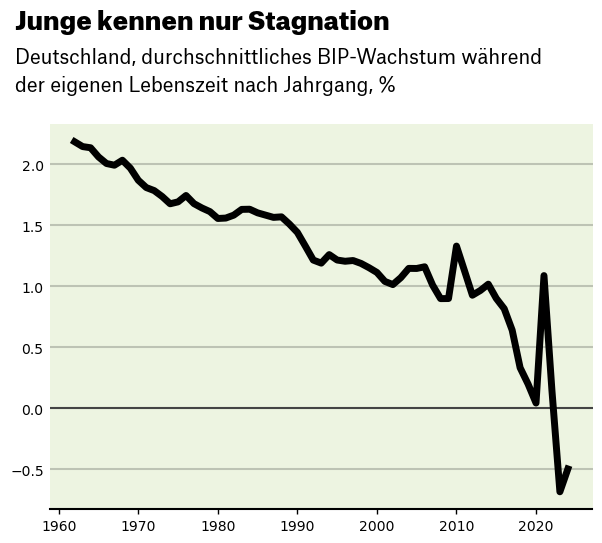
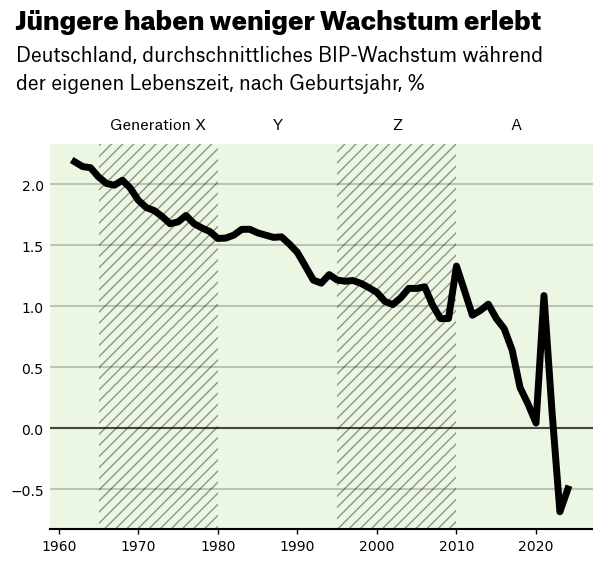
Unified diff of the notebook cell whose output changed from the first chart to the second:
--- before
+++ after
@@ -44,6 +44,6 @@
 ax.text(
     x=0.075,
-    y=1.07,
-    s="Junge kennen nur Stagnation",
+    y=1.11,
+    s="Jüngere haben weniger Wachstum erlebt",
     transform=fig.transFigure,
     ha="left",
@@ -51,10 +51,10 @@
     alpha=1,
     fontproperties=graphik_bold,
-    linespacing=5,
+    linespacing=3,
 )
 ax.text(
-    x=0.075,
-    y=0.945,
-    s="Deutschland, durchschnittliches BIP-Wachstum während\nder eigenen Lebenszeit nach Jahrgang, %",
+    x=0.077,
+    y=0.99,
+    s="Deutschland, durchschnittliches BIP-Wachstum während\nder eigenen Lebenszeit, nach Geburtsjahr",
     transform=fig.transFigure,
     ha="left",
@@ -66,5 +66,5 @@
 
 ax.axhline(y=0, color="#555", lw=1.5, zorder=0)
-ax.set_facecolor("#EDF4E1")
+ax.set_facecolor("#EBF6E3")
 ax.yaxis.set_tick_params(pad=1, labelsize=10, bottom=False)
 ax.xaxis.set_tick_params(width=1)
@@ -72,3 +72,37 @@
 
 
+generations = {
+    "Boomer": [1946, 1965],
+    "X": [1965, 1980],
+    "Y": [1980, 1995],
+    "Z": [1995, 2010],
+    "A": [2010, 2025],
+}
+
+for i, g in enumerate(generations):
+    d = generations[g][1] - generations[g][0]
+    if (i + 1) % 2 == 0:
+        ax.add_patch(
+            Rectangle(
+                (generations[g][0], -2),
+                d,
+                99,
+                color="black",
+                fill=False,
+                linewidth=0,
+                zorder=0,
+                alpha=0.4,
+                hatch="///",
+            )
+        )
+    ax.annotate(
+        zorder=200,
+        text=f"Generation {g}" if i == 1 else g,
+        xy=(generations[g][0] + d / 2, 0),
+        fontproperties=graphik_regular,
+        fontsize=11,
+        horizontalalignment="center",
+        textcoords=("offset fontsize", "axes fraction"),
+        xytext=(0, 1.04),
+    )
 plt.show()

Commit: Iterate chart